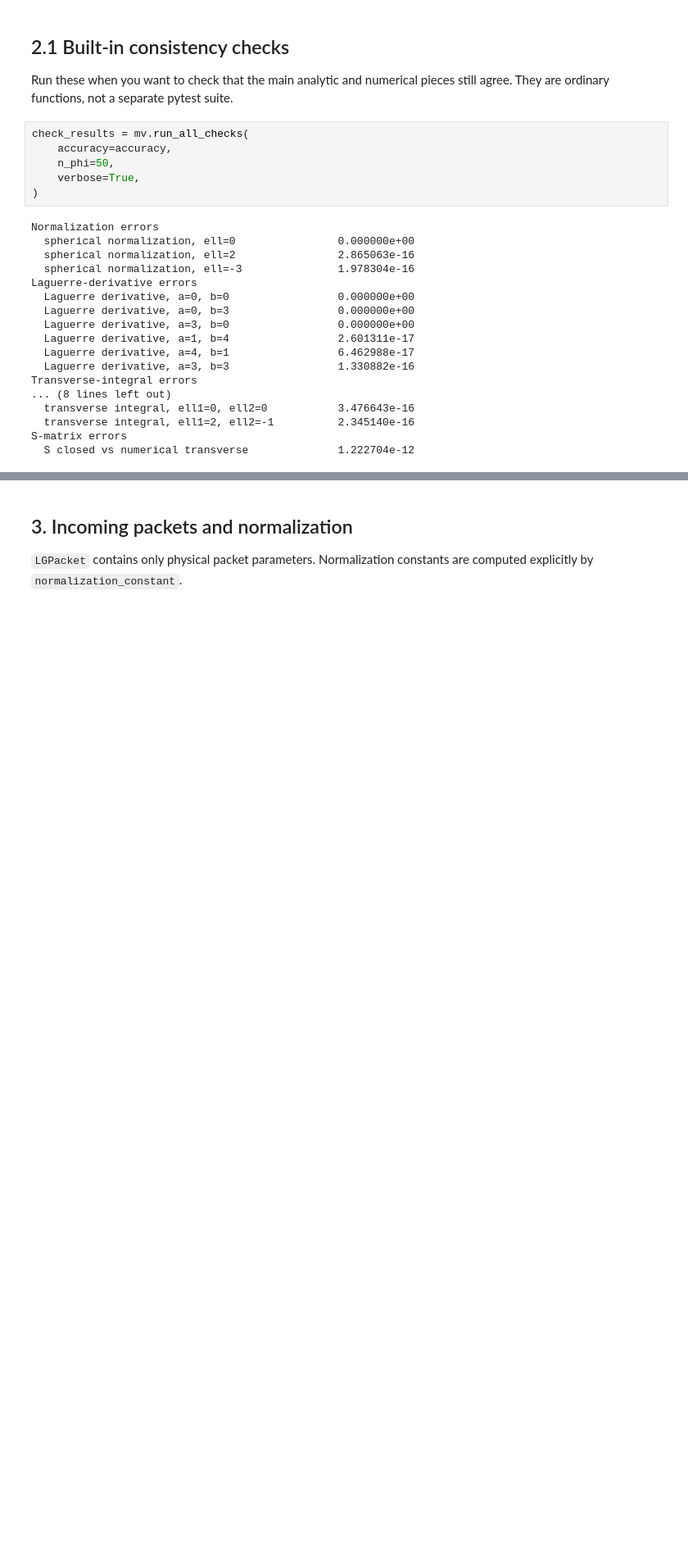
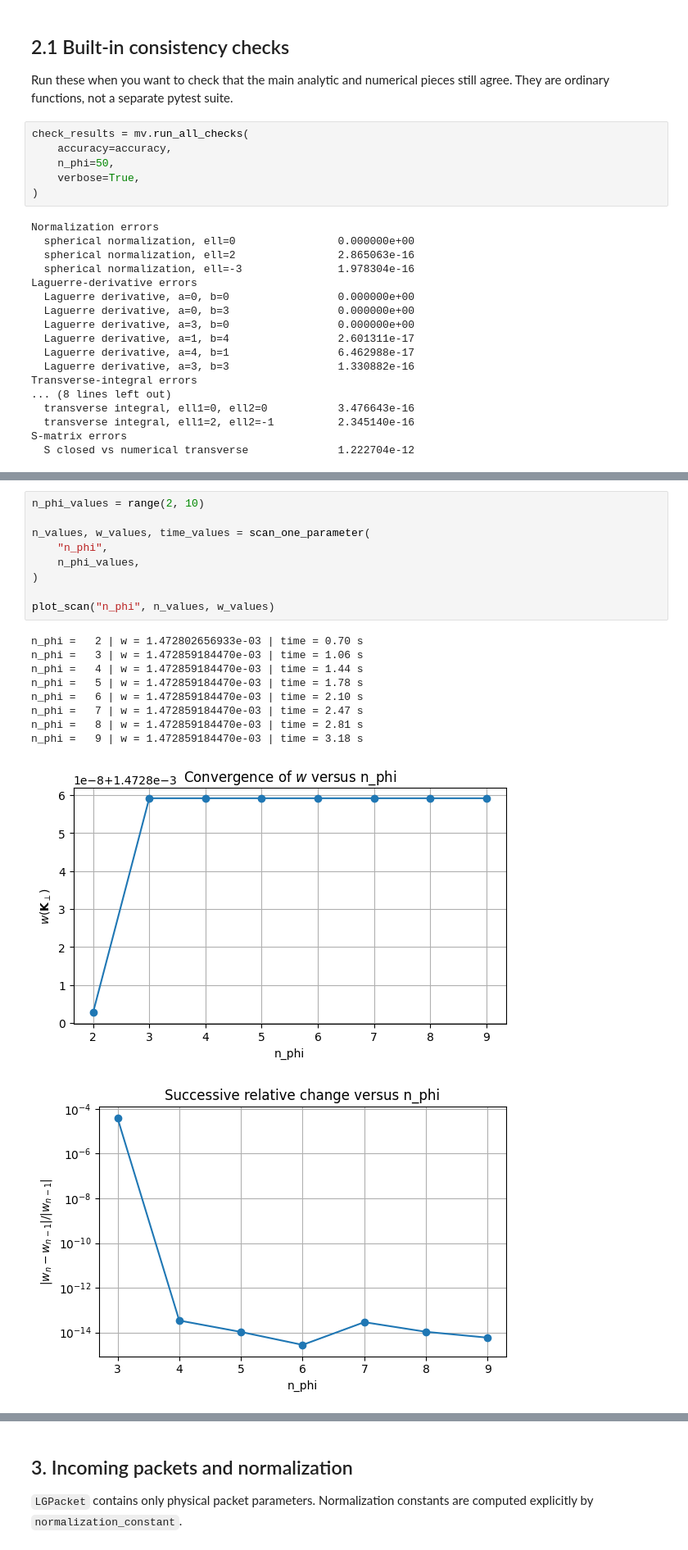
Before and after one commit to Anton-Murtazin/moller_vortex, a Jupyter notebook: analysis_workspace.ipynb, the cells around one changed output, grey strips where cells are left out. Shown at 82% size. Saved outputs shown, nothing was run; the diff lists cells and outputs as text; blank space fills up the shorter version.

```diff
--- a/analysis_workspace.ipynb
+++ b/analysis_workspace.ipynb
@@ -57,0 +278,20 @@ S-matrix errors
+# %%
+n_phi_values = range(2, 10)
+
+n_values, w_values, time_values = scan_one_parameter(
+    "n_phi",
+    n_phi_values,
+)
+
+plot_scan("n_phi", n_values, w_values)
+# %% [output]
+n_phi =   2 | w = 1.472802656933e-03 | time = 0.70 s
+n_phi =   3 | w = 1.472859184470e-03 | time = 1.06 s
+n_phi =   4 | w = 1.472859184470e-03 | time = 1.44 s
+n_phi =   5 | w = 1.472859184470e-03 | time = 1.78 s
+n_phi =   6 | w = 1.472859184470e-03 | time = 2.10 s
+n_phi =   7 | w = 1.472859184470e-03 | time = 2.47 s
+n_phi =   8 | w = 1.472859184470e-03 | time = 2.81 s
+n_phi =   9 | w = 1.472859184470e-03 | time = 3.18 s
+[figure, added]
+[figure, added]
```
Also changed, not shown: parts of 20 cells of this notebook.
